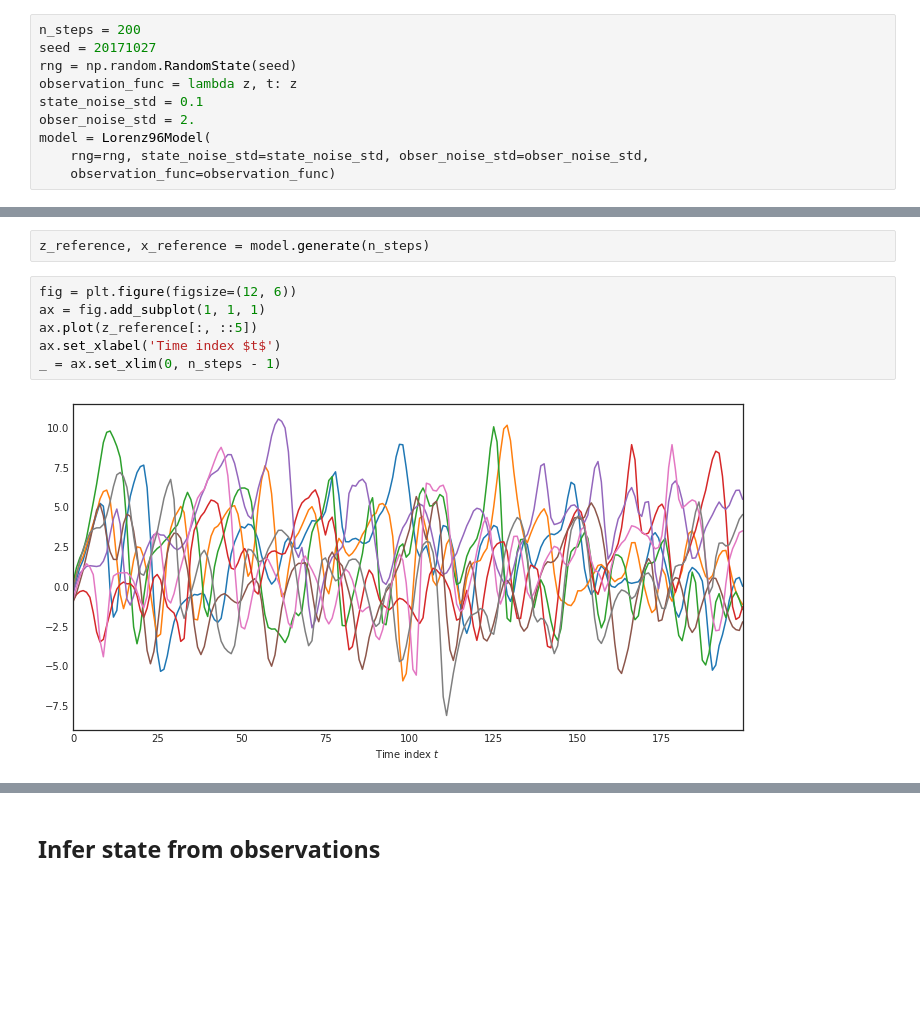
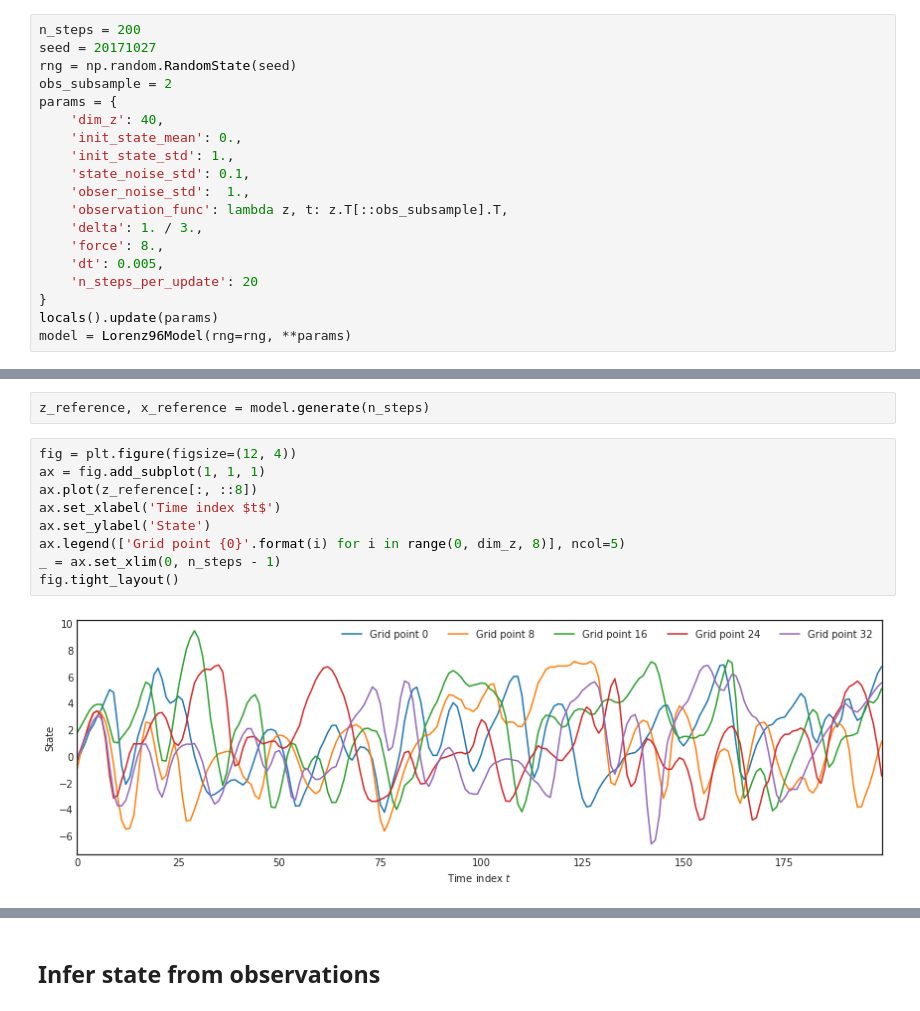
Before and after one commit to thiery-lab/data-assimilation, a Jupyter notebook: notebooks/Lorenz 96 model.ipynb, the cells around one changed output, grey strips where cells are left out. Drawn from its saved outputs; the diff is of its cells as text; blank space fills up the shorter version.

Commit message:
Updating notebooks with more model details and consistent plotting.

```diff
--- a/notebooks/Lorenz 96 model.ipynb
+++ b/notebooks/Lorenz 96 model.ipynb
@@ -27,22 +26,34 @@ Here we use $\Delta = \frac{1}{3}$, $N = 40$, $f= 8$.
 n_steps = 200
 seed = 20171027
 rng = np.random.RandomState(seed)
-observation_func = lambda z, t: z
-state_noise_std = 0.1
-obser_noise_std = 2.
-model = Lorenz96Model(
-    rng=rng, state_noise_std=state_noise_std, obser_noise_std=obser_noise_std,
-    observation_func=observation_func)
+obs_subsample = 2
+params = {
+    'dim_z': 40,
+    'init_state_mean': 0.,
+    'init_state_std': 1.,
+    'state_noise_std': 0.1,
+    'obser_noise_std':  1.,
+    'observation_func': lambda z, t: z.T[::obs_subsample].T,
+    'delta': 1. / 3.,
+    'force': 8.,
+    'dt': 0.005,
+    'n_steps_per_update': 20
+}
+locals().update(params)
+model = Lorenz96Model(rng=rng, **params)
 # %% [markdown]
 ## Generate data from model
 # %%
 z_reference, x_reference = model.generate(n_steps)
 # %%
-fig = plt.figure(figsize=(12, 6))
+fig = plt.figure(figsize=(12, 4))
 ax = fig.add_subplot(1, 1, 1)
-ax.plot(z_reference[:, ::5])
+ax.plot(z_reference[:, ::8])
 ax.set_xlabel('Time index $t$')
+ax.set_ylabel('State')
+ax.legend(['Grid point {0}'.format(i) for i in range(0, dim_z, 8)], ncol=5)
 _ = ax.set_xlim(0, n_steps - 1)
+fig.tight_layout()
 # %% [output]
-[figure, old version]
+[figure, new version]
 # %%
```
Also changed, not shown: parts of 32 cells of this notebook, 3 other files.
